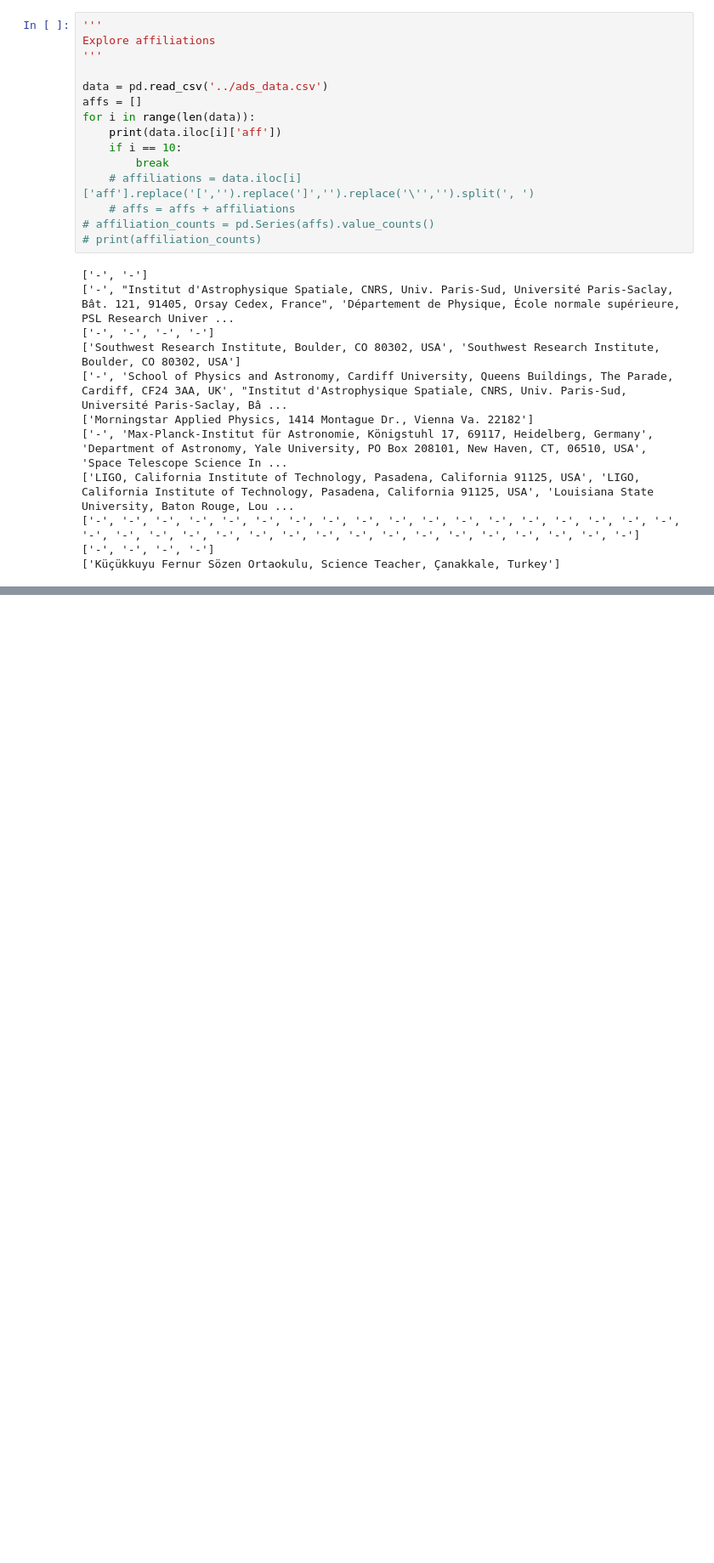
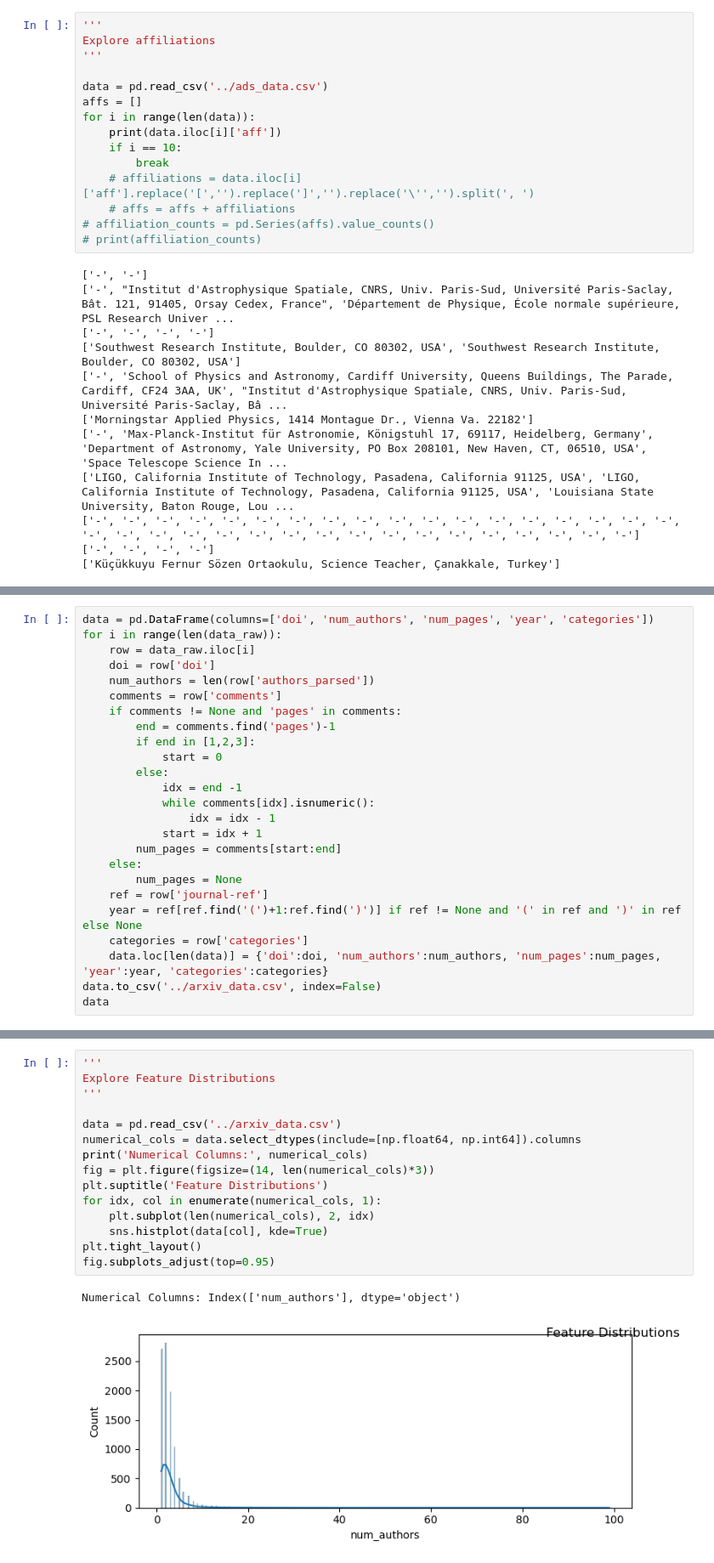
Before and after one commit to LDZuckerman/AstroPublicationTrends, a Jupyter notebook: Exploratory_Data_Analysis.ipynb, the cells around one changed output, grey strips where cells are left out. Shown: that part at 85% size. Drawn from its saved outputs; the diff is of its cells as text; blank space fills up the shorter version.

```diff
--- a/Exploratory_Data_Analysis.ipynb
+++ b/Exploratory_Data_Analysis.ipynb
@@ -188,0 +233,25 @@ for i in range(len(data)):
+# %%
+data = pd.DataFrame(columns=['doi', 'num_authors', 'num_pages', 'year', 'categories'])
+for i in range(len(data_raw)):
+    row = data_raw.iloc[i]
+    doi = row['doi']
+    num_authors = len(row['authors_parsed'])
+    comments = row['comments']
+    if comments != None and 'pages' in comments:
+        end = comments.find('pages')-1
+        if end in [1,2,3]:
+            start = 0
+        else:
+            idx = end -1
+            while comments[idx].isnumeric():
+                idx = idx - 1
+            start = idx + 1
+        num_pages = comments[start:end]
+    else:
+        num_pages = None
+    ref = row['journal-ref']
+    year = ref[ref.find('(')+1:ref.find(')')] if ref != None and '(' in ref and ')' in ref else None
+    categories = row['categories']
+    data.loc[len(data)] = {'doi':doi, 'num_authors':num_authors, 'num_pages':num_pages, 'year':year, 'categories':categories}
+data.to_csv('../arxiv_data.csv', index=False)
+data
@@ -188,0 +272,18 @@ for i in range(len(data)):
+# %%
+'''
+Explore Feature Distributions
+'''
+
+data = pd.read_csv('../arxiv_data.csv')
+numerical_cols = data.select_dtypes(include=[np.float64, np.int64]).columns
+print('Numerical Columns:', numerical_cols)
+fig = plt.figure(figsize=(14, len(numerical_cols)*3))
+plt.suptitle('Feature Distributions')
+for idx, col in enumerate(numerical_cols, 1):
+    plt.subplot(len(numerical_cols), 2, idx)
+    sns.histplot(data[col], kde=True)
+plt.tight_layout()
+fig.subplots_adjust(top=0.95)
+# %% [output]
+Numerical Columns: Index(['num_authors'], dtype='object')
+[figure, added]
```
Also changed, not shown: parts of 12 cells of this notebook, 5 other files.
